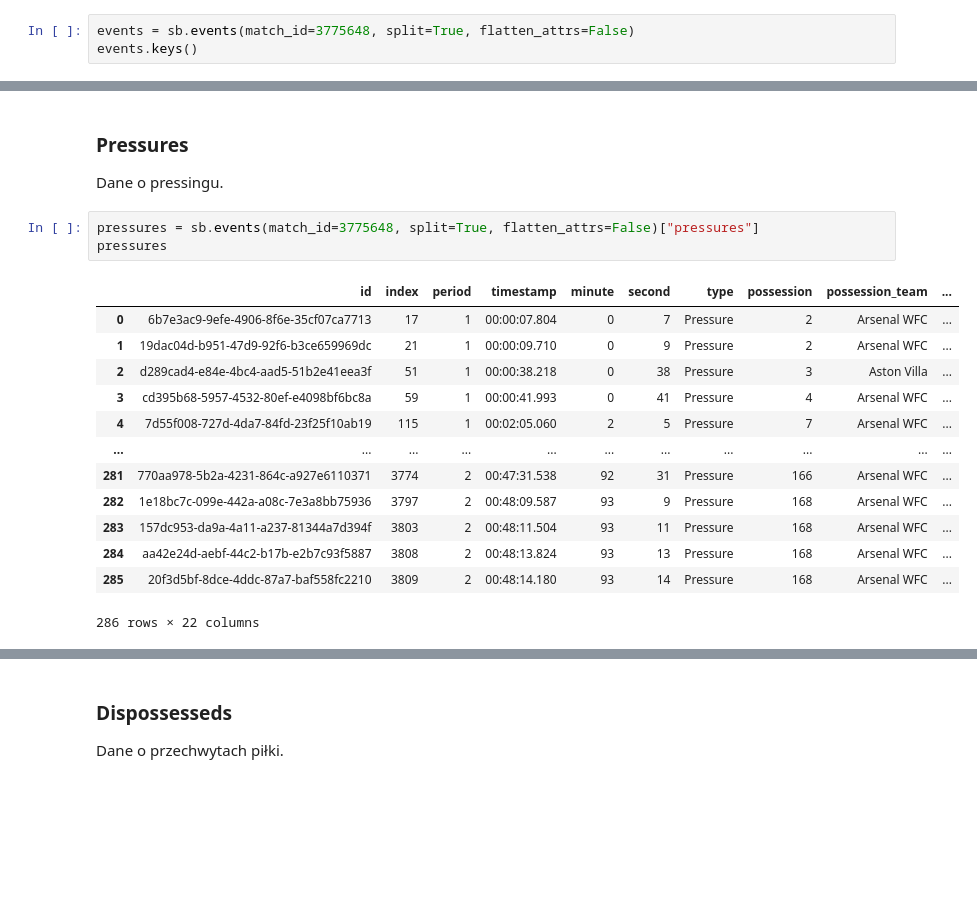
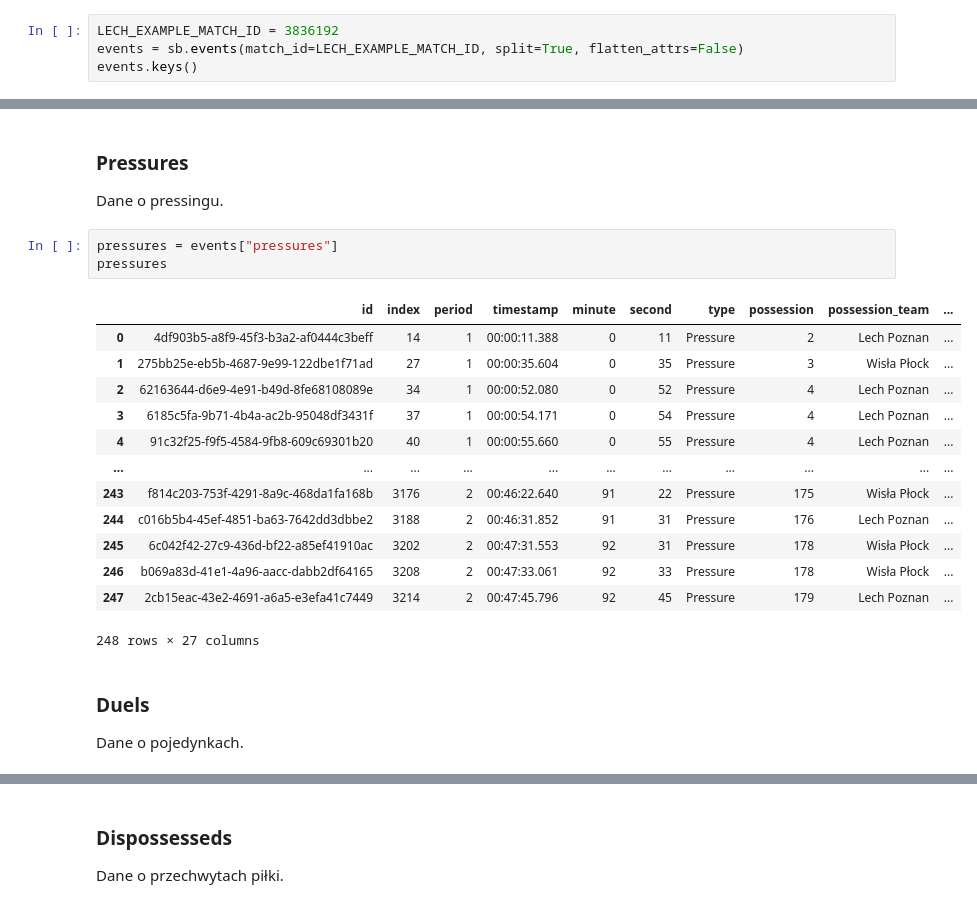
Before and after one commit to mattyl006/sport-data-science, a Jupyter notebook: help/docs/analysis_statsbomb_data.ipynb, the cells around one changed output, grey strips where cells are left out. Drawn from its saved outputs; the diff is of its cells as text; blank space fills up the shorter version.

```diff
--- a/help/docs/analysis_statsbomb_data.ipynb
+++ b/help/docs/analysis_statsbomb_data.ipynb
@@ -29,6 +34,7 @@ matches
 
 Gdy wejdziemy w dany mecz otrzymamy słownik z różnymi eventami.
 # %%
-events = sb.events(match_id=3775648, split=True, flatten_attrs=False)
+LECH_EXAMPLE_MATCH_ID = 3836192
+events = sb.events(match_id=LECH_EXAMPLE_MATCH_ID, split=True, flatten_attrs=False)
 events.keys()
 # %% [output]
@@ -160,19 +180,23 @@ KeyboardInterrupt:
 
 Dane o pressingu.
 # %%
-pressures = sb.events(match_id=3775648, split=True, flatten_attrs=False)["pressures"]
+pressures = events["pressures"]
 pressures
 # %% [output]
 |  | id | index | period | timestamp | minute | second | type | possession | possession_team | ... |
-| 0 | 6b7e3ac9-9efe-4906-8f6e-35cf07ca7713 | 17 | 1 | 00:00:07.804 | 0 | 7 | Pressure | 2 | Arsenal WFC | ... |
-| 1 | 19dac04d-b951-47d9-92f6-b3ce659969dc | 21 | 1 | 00:00:09.710 | 0 | 9 | Pressure | 2 | Arsenal WFC | ... |
-| 2 | d289cad4-e84e-4bc4-aad5-51b2e41eea3f | 51 | 1 | 00:00:38.218 | 0 | 38 | Pressure | 3 | Aston Villa | ... |
-| 3 | cd395b68-5957-4532-80ef-e4098bf6bc8a | 59 | 1 | 00:00:41.993 | 0 | 41 | Pressure | 4 | Arsenal WFC | ... |
-| 4 | 7d55f008-727d-4da7-84fd-23f25f10ab19 | 115 | 1 | 00:02:05.060 | 2 | 5 | Pressure | 7 | Arsenal WFC | ... |
+| 0 | 4df903b5-a8f9-45f3-b3a2-af0444c3beff | 14 | 1 | 00:00:11.388 | 0 | 11 | Pressure | 2 | Lech Poznan | ... |
+| 1 | 275bb25e-eb5b-4687-9e99-122dbe1f71ad | 27 | 1 | 00:00:35.604 | 0 | 35 | Pressure | 3 | Wisła Płock | ... |
+| 2 | 62163644-d6e9-4e91-b49d-8fe68108089e | 34 | 1 | 00:00:52.080 | 0 | 52 | Pressure | 4 | Lech Poznan | ... |
+| 3 | 6185c5fa-9b71-4b4a-ac2b-95048df3431f | 37 | 1 | 00:00:54.171 | 0 | 54 | Pressure | 4 | Lech Poznan | ... |
+| 4 | 91c32f25-f9f5-4584-9fb8-609c69301b20 | 40 | 1 | 00:00:55.660 | 0 | 55 | Pressure | 4 | Lech Poznan | ... |
 | ... | ... | ... | ... | ... | ... | ... | ... | ... | ... | ... |
-| 281 | 770aa978-5b2a-4231-864c-a927e6110371 | 3774 | 2 | 00:47:31.538 | 92 | 31 | Pressure | 166 | Arsenal WFC | ... |
-| 282 | 1e18bc7c-099e-442a-a08c-7e3a8bb75936 | 3797 | 2 | 00:48:09.587 | 93 | 9 | Pressure | 168 | Arsenal WFC | ... |
-| 283 | 157dc953-da9a-4a11-a237-81344a7d394f | 3803 | 2 | 00:48:11.504 | 93 | 11 | Pressure | 168 | Arsenal WFC | ... |
-| 284 | aa42e24d-aebf-44c2-b17b-e2b7c93f5887 | 3808 | 2 | 00:48:13.824 | 93 | 13 | Pressure | 168 | Arsenal WFC | ... |
-| 285 | 20f3d5bf-8dce-4ddc-87a7-baf558fc2210 | 3809 | 2 | 00:48:14.180 | 93 | 14 | Pressure | 168 | Arsenal WFC | ... |
+| 243 | f814c203-753f-4291-8a9c-468da1fa168b | 3176 | 2 | 00:46:22.640 | 91 | 22 | Pressure | 175 | Wisła Płock | ... |
+| 244 | c016b5b4-45ef-4851-ba63-7642dd3dbbe2 | 3188 | 2 | 00:46:31.852 | 91 | 31 | Pressure | 176 | Lech Poznan | ... |
+| 245 | 6c042f42-27c9-436d-bf22-a85ef41910ac | 3202 | 2 | 00:47:31.553 | 92 | 31 | Pressure | 178 | Wisła Płock | ... |
+| 246 | b069a83d-41e1-4a96-aacc-dabb2df64165 | 3208 | 2 | 00:47:33.061 | 92 | 33 | Pressure | 178 | Wisła Płock | ... |
+| 247 | 2cb15eac-43e2-4691-a6a5-e3efa41c7449 | 3214 | 2 | 00:47:45.796 | 92 | 45 | Pressure | 179 | Lech Poznan | ... |
-286 rows × 22 columns
+248 rows × 27 columns
+# %% [markdown]
+### Duels
+
+Dane o pojedynkach.
```
Also changed, not shown: parts of 58 cells of this notebook, 2 other files.
